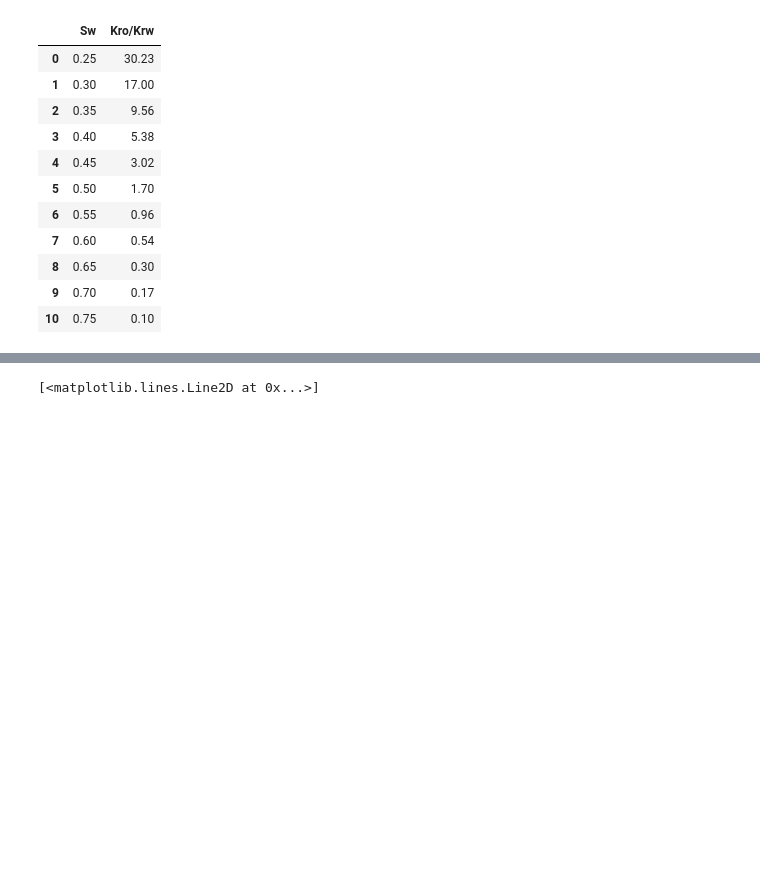
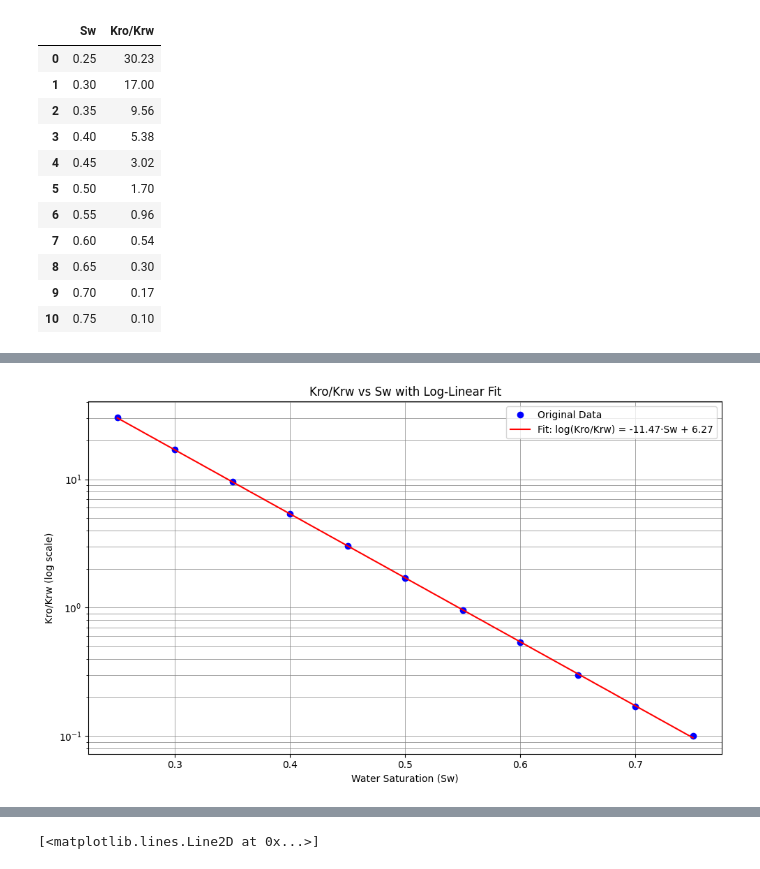
Before and after one commit to saputelli/SPE-AI_ML-Course, a Jupyter notebook: Tutorials/Effect of Viscosities on Water Cut.ipynb, the cells around one changed output, grey strips where cells are left out. Drawn from its saved outputs; the diff is of its cells as text; code cells hidden in the pictures; blank space fills up the shorter version.

```diff
--- a/Tutorials/Effect of Viscosities on Water Cut.ipynb
+++ b/Tutorials/Effect of Viscosities on Water Cut.ipynb
@@ -37,3 +61,37 @@ array([-11.47387085,   6.27172511])
+# %%
+import numpy as np
+import matplotlib.pyplot as plt
+from matplotlib import style
+
+# Fit the model: log(Kro/Krw) = a * Sw + b
+model = np.polyfit(df["Sw"], np.log(df["Kro/Krw"]), 1)
+a, b = model
+
+# Generate fitted values
+Sw_fit = np.linspace(df["Sw"].min(), df["Sw"].max(), 100)
+Kro_Krw_fit = np.exp(a * Sw_fit + b)
+
+# Plotting
+style.use('default')
+fig, ax = plt.subplots(figsize=(10, 6))
+
+# Original data
+ax.semilogy(df["Sw"], df["Kro/Krw"], 'bo', label='Original Data')
+
+# Fitted curve
+ax.semilogy(Sw_fit, Kro_Krw_fit, 'r-', label=f'Fit: log(Kro/Krw) = {a:.2f}·Sw + {b:.2f}')
+
+# Labels, grid, legend
+ax.set_xlabel("Water Saturation (Sw)")
+ax.set_ylabel("Kro/Krw (log scale)")
+ax.set_title("Kro/Krw vs Sw with Log-Linear Fit")
+ax.grid(True, which='both', linestyle='-', linewidth=0.5, color='gray')
+ax.legend()
+fig.tight_layout()
+
+plt.show()
+# %% [output]
+[figure, added]
 # %%
 sw = np.random.uniform(0.1,0.85,200)
 sw
```
Also changed, not shown: parts of 10 cells of this notebook, 3 other files.
